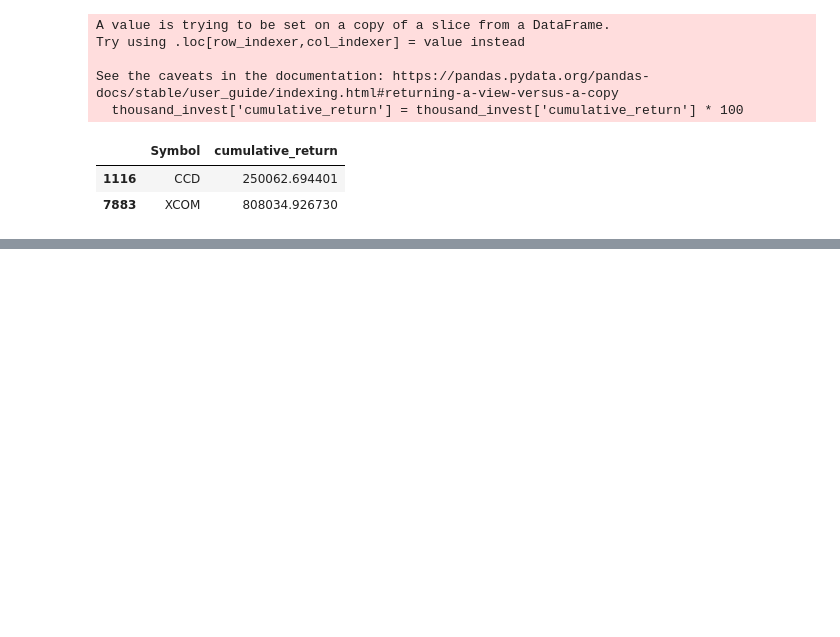
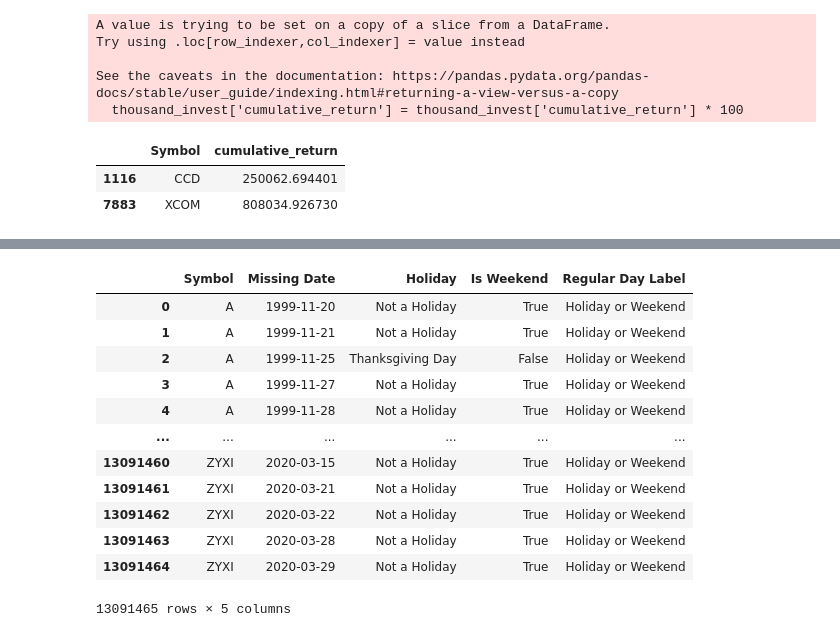
Before and after one commit to york-june-ets/gsharrow-market-etl, a Jupyter notebook: Gsharrow-market-etl.ipynb, the cells around one changed output, grey strips where cells are left out. Cells and saved outputs as stored; diff of their text form; code cells hidden in the pictures; blank space fills up the shorter version.

```diff
--- a/Gsharrow-market-etl.ipynb
+++ b/Gsharrow-market-etl.ipynb
@@ -673,3 +674,31 @@ See the caveats in the documentation: https://pandas.pydata.org/pandas-docs/stab
 |  | Symbol | cumulative_return |
 | 1116 | CCD | 250062.694401 |
 | 7883 | XCOM | 808034.926730 |
+# %%
+# Part 3.c Start
+
+missing_dates_info = []
+for symbol, group in daily_prices.groupby('Symbol'):
+
+    group_dates = group['Date'].sort_values()
+
+    start_date = group_dates.min()
+    end_date = group_dates.max()
+    complete_dates = pd.date_range(start=start_date, end=end_date, freq='D')
+
+    missing_dates = complete_dates.difference(group_dates)
+
+    for missing_date in missing_dates:
+        missing_dates_info.append({'Symbol': symbol, 'Missing Date': missing_date})
+
+missing_daily_prices = pd.DataFrame(missing_dates_info)
+missing_daily_prices
+# %%
+us_holidays = ho.US()
+def check_holidays(date):
+    holiday_name = us_holidays.get(date)
+    return holiday_name if holiday_name is not None else "Not a Holiday"
+missing_daily_prices['Holiday'] = missing_daily_prices['Missing Date'].apply(check_holidays)
+# %%
+missing_daily_prices['Is Weekend'] = missing_daily_prices['Missing Date'].dt.weekday >= 5
+missing_daily_prices
@@ -675,0 +719,20 @@ See the caveats in the documentation: https://pandas.pydata.org/pandas-docs/stab
+# %%
+missing_daily_prices['Regular Day Label'] = missing_daily_prices.apply(
+    lambda row: 'Regular Day'
+    if (row['Holiday'] == 'Not a Holiday' and not row['Is Weekend'])
+    else 'Holiday or Weekend',axis=1)
+missing_daily_prices
+# %% [output]
+|  | Symbol | Missing Date | Holiday | Is Weekend | Regular Day Label |
+| 0 | A | 1999-11-20 | Not a Holiday | True | Holiday or Weekend |
+| 1 | A | 1999-11-21 | Not a Holiday | True | Holiday or Weekend |
+| 2 | A | 1999-11-25 | Thanksgiving Day | False | Holiday or Weekend |
+| 3 | A | 1999-11-27 | Not a Holiday | True | Holiday or Weekend |
+| 4 | A | 1999-11-28 | Not a Holiday | True | Holiday or Weekend |
+| ... | ... | ... | ... | ... | ... |
+| 13091460 | ZYXI | 2020-03-15 | Not a Holiday | True | Holiday or Weekend |
+| 13091461 | ZYXI | 2020-03-21 | Not a Holiday | True | Holiday or Weekend |
+| 13091462 | ZYXI | 2020-03-22 | Not a Holiday | True | Holiday or Weekend |
+| 13091463 | ZYXI | 2020-03-28 | Not a Holiday | True | Holiday or Weekend |
+| 13091464 | ZYXI | 2020-03-29 | Not a Holiday | True | Holiday or Weekend |
+13091465 rows × 5 columns
```
Also changed, not shown: parts of 15 cells of this notebook.
